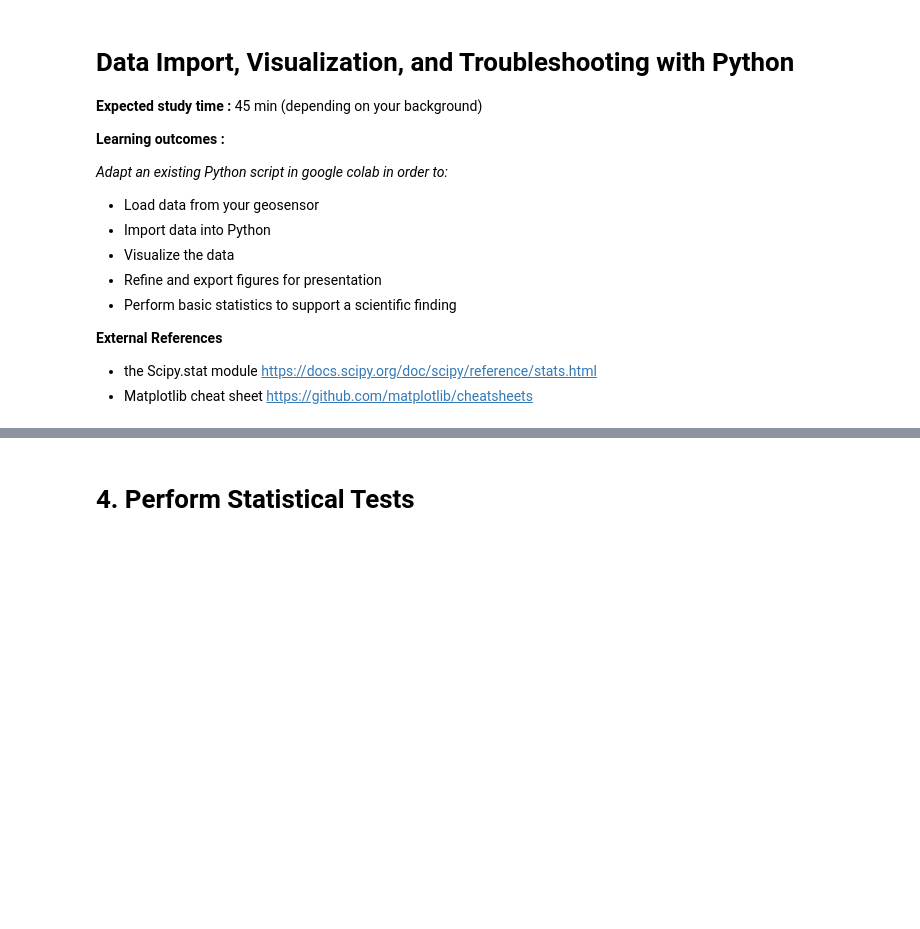
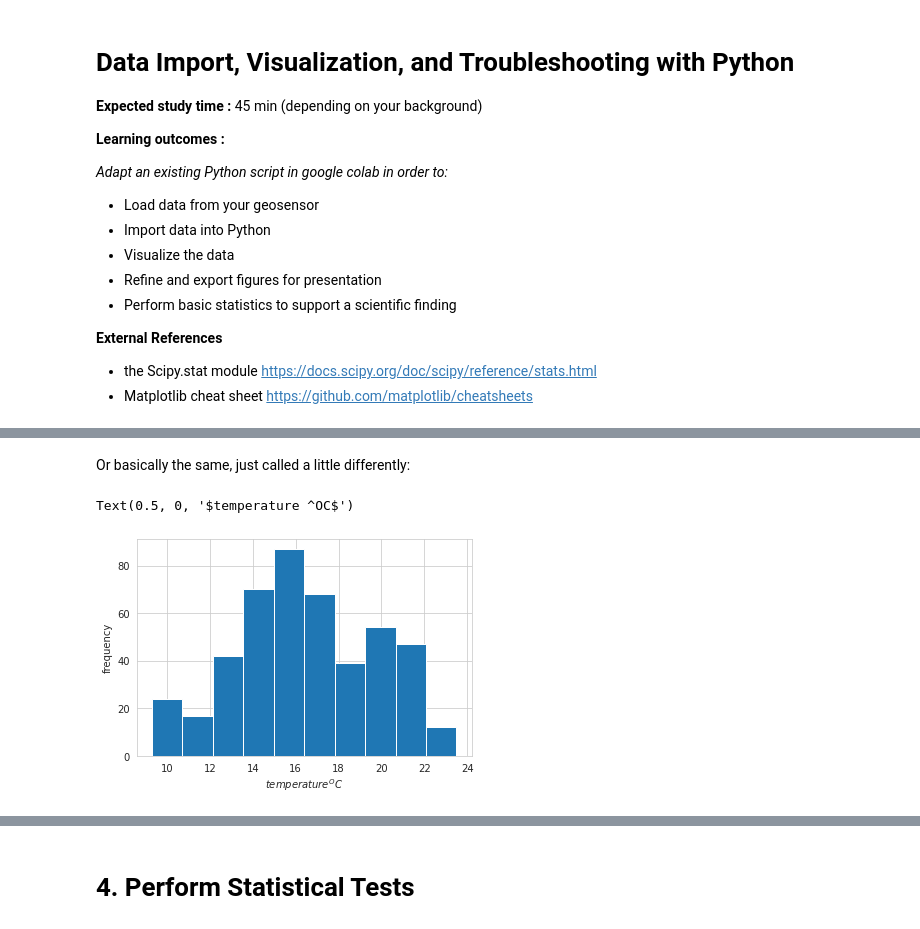
Before and after one commit to nattycep/FIL_Geosensing, a Jupyter notebook: DataVis_Python.ipynb, the cells around one changed output, grey strips where cells are left out. Saved outputs shown, nothing was run; the diff lists cells and outputs as text; code cells hidden in the pictures; blank space fills up the shorter version.

```diff
--- a/DataVis_Python.ipynb
+++ b/DataVis_Python.ipynb
@@ -103,0 +382,10 @@ fig.savefig("mydavavis.pdf")
+# %% [markdown]
+Or basically the same, just called a little differently:
+# %%
+fig, ax = plt.subplots()
+ax.hist(temperature.BER)
+plt.ylabel("frequency")
+plt.xlabel("$temperature ^OC$")
+# %% [output]
+Text(0.5, 0, '$temperature ^OC$')
+[figure, added]
```
Also changed, not shown: parts of 57 cells of this notebook.
